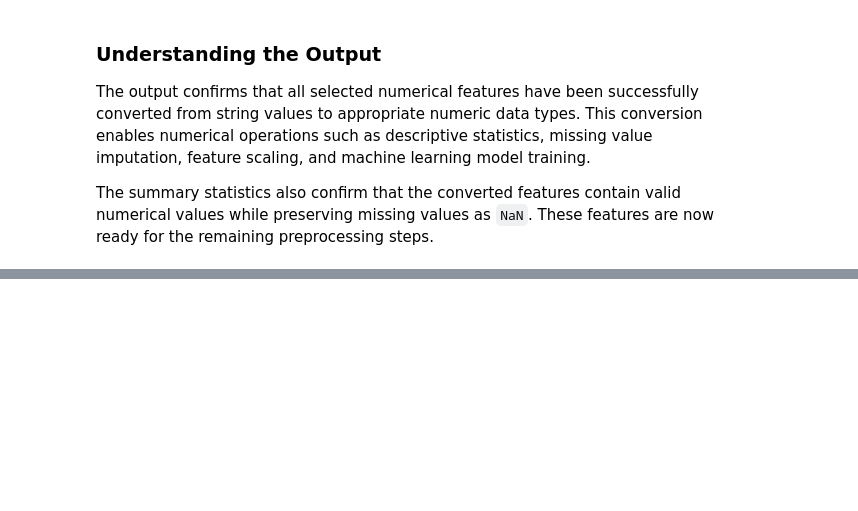
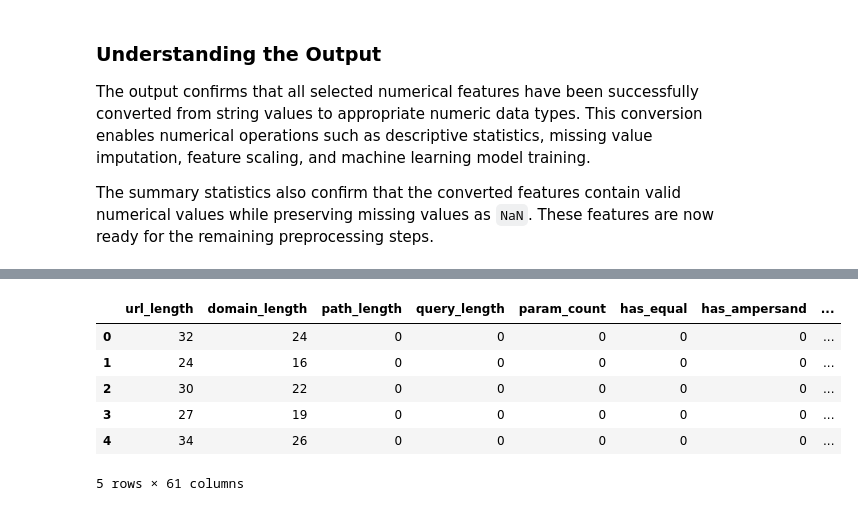
Before and after one commit to ajay-nagpal/Phishing-URL-detector, a Jupyter notebook: phishing_url_detector.ipynb, the cells around one changed output, grey strips where cells are left out. Cells and saved outputs as stored; diff of their text form; code cells hidden in the pictures; blank space fills up the shorter version.

```diff
--- a/phishing_url_detector.ipynb
+++ b/phishing_url_detector.ipynb
@@ -1478,0 +1487,21 @@ The summary statistics also confirm that the converted features contain valid nu
+# %%
+# Create a copy of the cleaned dataset for feature selection.
+feature_selection_df = df.copy()
+
+# Apply One-Hot Encoding to the categorical features.
+feature_selection_df = pd.get_dummies(
+    feature_selection_df,
+    columns=categorical_none_features,
+    dtype=int
+)
+
+# Display the first five rows.
+display(feature_selection_df.head())
+# %% [output]
+|  | url_length | domain_length | path_length | query_length | param_count | has_equal | has_ampersand | ... |
+| 0 | 32 | 24 | 0 | 0 | 0 | 0 | 0 | ... |
+| 1 | 24 | 16 | 0 | 0 | 0 | 0 | 0 | ... |
+| 2 | 30 | 22 | 0 | 0 | 0 | 0 | 0 | ... |
+| 3 | 27 | 19 | 0 | 0 | 0 | 0 | 0 | ... |
+| 4 | 34 | 26 | 0 | 0 | 0 | 0 | 0 | ... |
+5 rows × 61 columns
```
Also changed, not shown: parts of 13 cells of this notebook.
